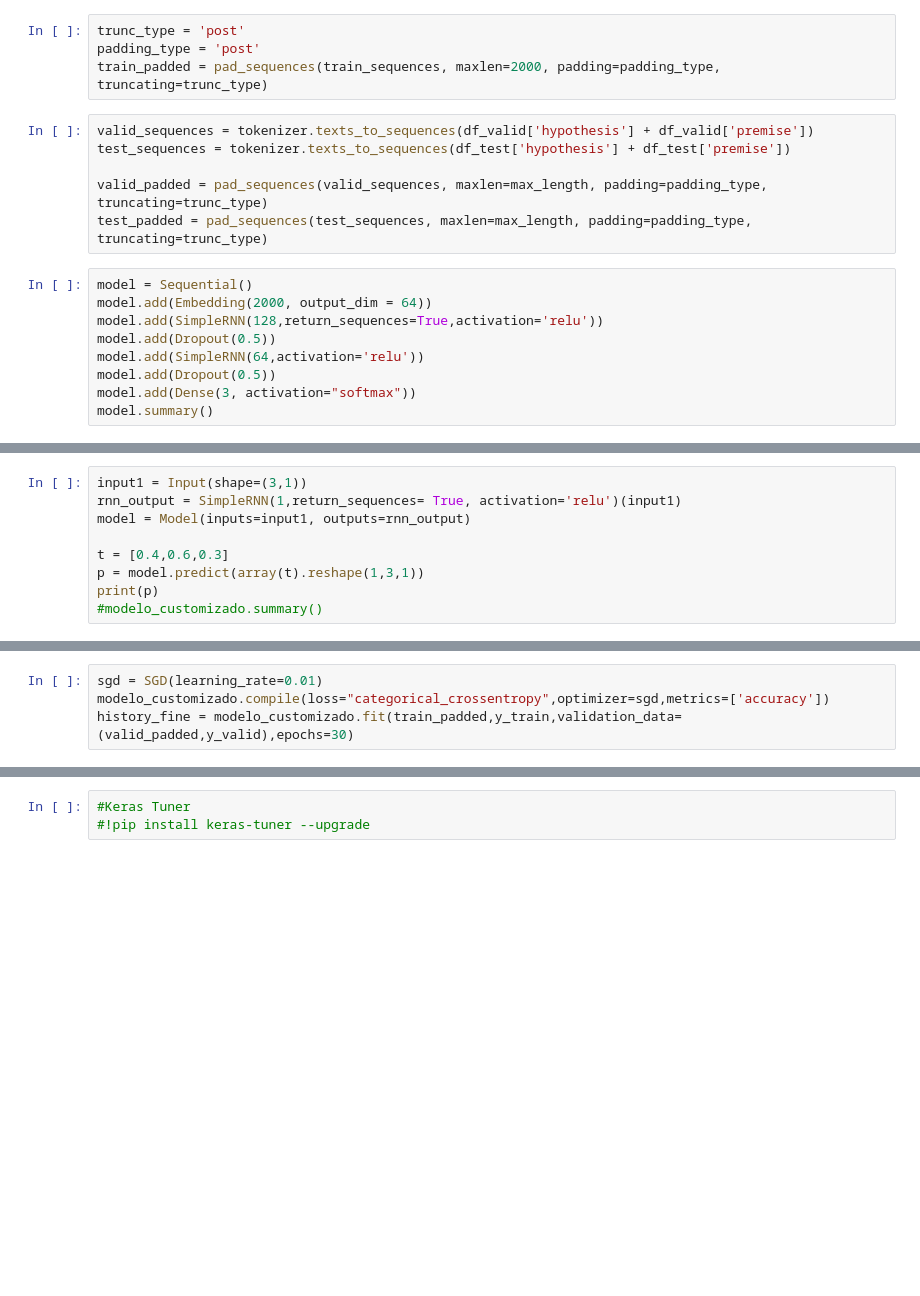
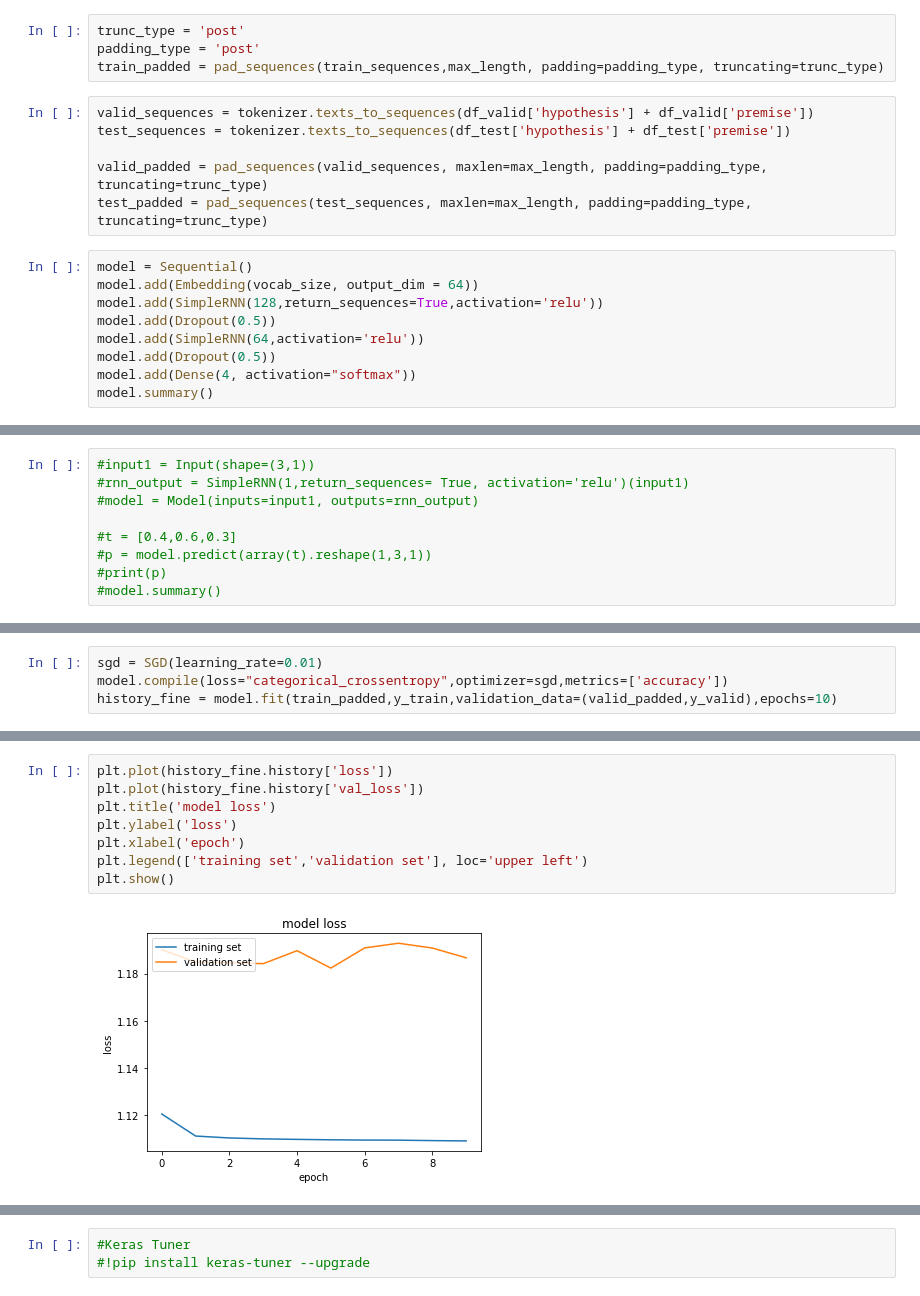
Before and after one commit to Tong00020/PLN---2022, a Jupyter notebook: Atividade 7 SNLI/Atividade_07.ipynb, the cells around one changed output, grey strips where cells are left out. Drawn from its saved outputs; the diff is of its cells as text; blank space fills up the shorter version.

```diff
--- a/Atividade 7 SNLI/Atividade_07.ipynb
+++ b/Atividade 7 SNLI/Atividade_07.ipynb
@@ -162,7 +135,7 @@ max_length = 60
 # %%
 trunc_type = 'post'
 padding_type = 'post'
-train_padded = pad_sequences(train_sequences, maxlen=2000, padding=padding_type, truncating=trunc_type)
+train_padded = pad_sequences(train_sequences,max_length, padding=padding_type, truncating=trunc_type)
 # %%
 valid_sequences = tokenizer.texts_to_sequences(df_valid['hypothesis'] + df_valid['premise'])
 test_sequences = tokenizer.texts_to_sequences(df_test['hypothesis'] + df_test['premise'])
@@ -171,11 +144,11 @@ valid_padded = pad_sequences(valid_sequences, maxlen=max_length, padding=padding
 test_padded = pad_sequences(test_sequences, maxlen=max_length, padding=padding_type, truncating=trunc_type)
 # %%
 model = Sequential()
-model.add(Embedding(2000, output_dim = 64))
+model.add(Embedding(vocab_size, output_dim = 64))
 model.add(SimpleRNN(128,return_sequences=True,activation='relu'))
 model.add(Dropout(0.5))
 model.add(SimpleRNN(64,activation='relu'))
 model.add(Dropout(0.5))
-model.add(Dense(3, activation="softmax"))
+model.add(Dense(4, activation="softmax"))
 model.summary()
 # %% [output]
@@ -197,12 +170,12 @@ Trainable params: 165,251
 Non-trainable params: 0
 _________________________________________________________________
 # %%
-input1 = Input(shape=(3,1))
-rnn_output = SimpleRNN(1,return_sequences= True, activation='relu')(input1)
-model = Model(inputs=input1, outputs=rnn_output)
+#input1 = Input(shape=(3,1))
+#rnn_output = SimpleRNN(1,return_sequences= True, activation='relu')(input1)
+#model = Model(inputs=input1, outputs=rnn_output)
 
-t = [0.4,0.6,0.3]
-p = model.predict(array(t).reshape(1,3,1))
-print(p)
-#modelo_customizado.summary()
+#t = [0.4,0.6,0.3]
+#p = model.predict(array(t).reshape(1,3,1))
+#print(p)
+#model.summary()
 # %% [output]
@@ -210,4 +195,4 @@ NameError: ignored
 # %%
 sgd = SGD(learning_rate=0.01)
-modelo_customizado.compile(loss="categorical_crossentropy",optimizer=sgd,metrics=['accuracy'])
-history_fine = modelo_customizado.fit(train_padded,y_train,validation_data=(valid_padded,y_valid),epochs=30)
+model.compile(loss="categorical_crossentropy",optimizer=sgd,metrics=['accuracy'])
+history_fine = model.fit(train_padded,y_train,validation_data=(valid_padded,y_valid),epochs=10)
@@ -213,0 +220,10 @@ history_fine = modelo_customizado.fit(train_padded,y_train,validation_data=(vali
+# %%
+plt.plot(history_fine.history['loss'])
+plt.plot(history_fine.history['val_loss'])
+plt.title('model loss')
+plt.ylabel('loss')
+plt.xlabel('epoch')
+plt.legend(['training set','validation set'], loc='upper left')
+plt.show()
+# %% [output]
+[figure, added]
```
Also changed, not shown: parts of 20 cells of this notebook.
